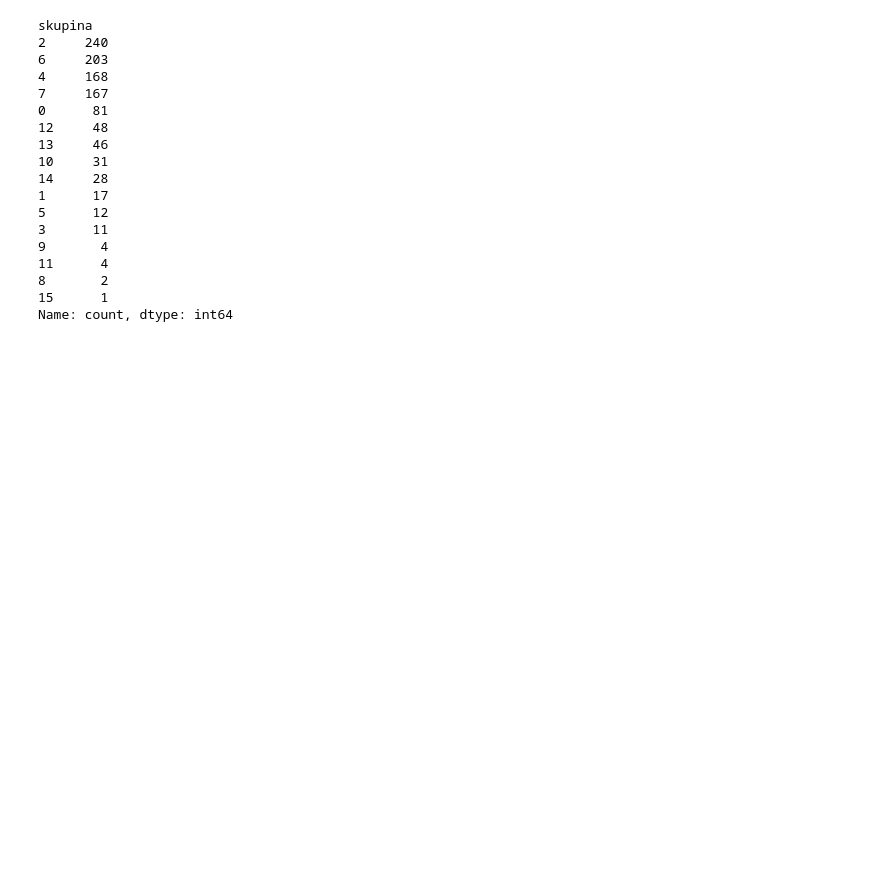
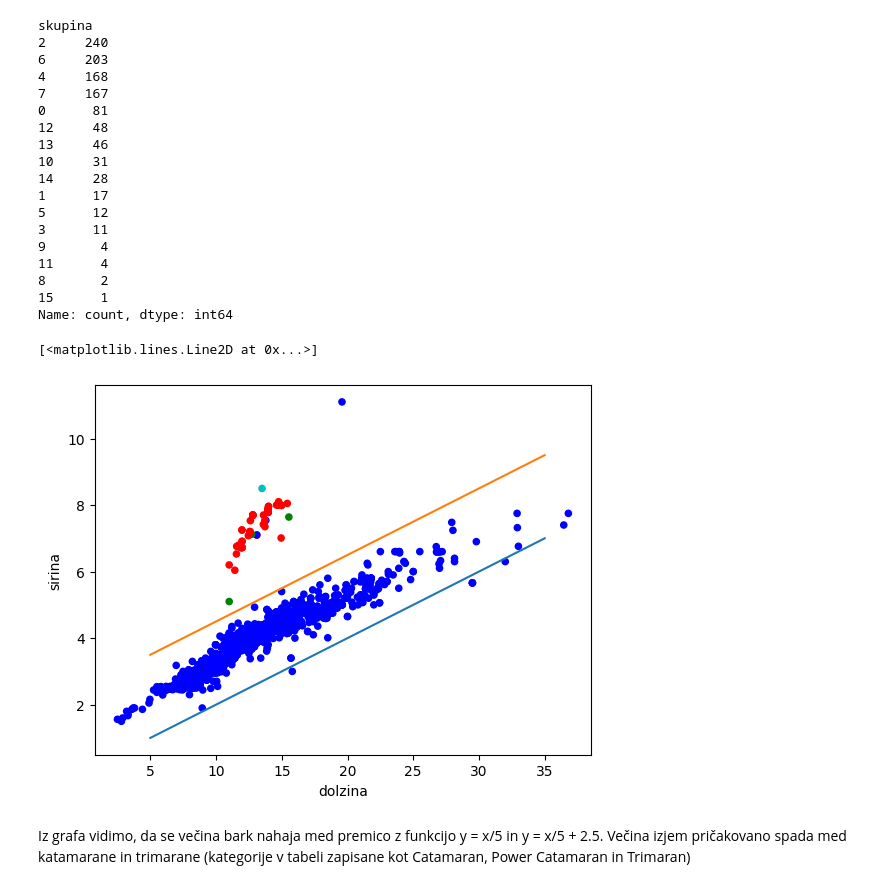
Before and after one commit to petermilivojevic/Analiza-podatkov-rabljenih-plovil, a Jupyter notebook: Prva_analiza.ipynb, the cells around one changed output. Drawn from its saved outputs; the diff is of its cells as text; code cells hidden in the pictures; blank space fills up the shorter version.

Commit message:
Nekoliko bolj obsežna analiza, ki podrobneje preverja hipotezo, da dobimo boljšo ponudbo za nakup bark na Hrvaškem in doda graf, ki prikazuje, da je večina bark v razmerju 1:5 (sirina:dolzina)

```diff
--- a/Prva_analiza.ipynb
+++ b/Prva_analiza.ipynb
@@ -124,0 +169,7 @@ optimalna_izbira_test
+# %%
+opti = np.argmax(norm_obrisi)
+optimalna_izbira = (kombinacije[opti].split('_'), norm_obrisi[opti])
+opt_linkage = optimalna_izbira[0][1]
+opt_metric = optimalna_izbira[0][0]
+opt_st_skupin = int(optimalna_izbira[0][2])
+f"Optimalna kombinacija mere razdalje med objekti in skupinami je {opt_linkage, opt_metric}, optimalno število skupin pa je {opt_st_skupin}"
@@ -125,7 +178,7 @@ optimalna_izbira_test
 # %%
-opt_linkage = optimalna_izbira_test[0][1]
-opt_metric = optimalna_izbira_test[0][0]
-opt_st_skupin = int(optimalna_izbira_test[0][2])
+opt_linkage = optimalna_izbira[0][1]
+opt_metric = optimalna_izbira[0][0]
+opt_st_skupin = int(optimalna_izbira[0][2])
 
 clusterer = AgglomerativeClustering(n_clusters=opt_st_skupin, metric=opt_metric, linkage=opt_linkage)
 clusters = clusterer.fit_predict(normalizirano)
@@ -205,3 +258,24 @@ skupina
 8       2
 15      1
 Name: count, dtype: int64
+# %%
+barva = []
+for i in zdruzena['kategorija']:
+    if i == 'Power Catamaran':
+        barva.append('g')
+    elif i == 'Catamaran':
+        barva.append('r')
+    elif i == 'Trimaran':
+        barva.append('c')
+    else:
+        barva.append('b')
+
+zdruzena.plot.scatter(x='dolzina', y='sirina', c=barva)
+plt.plot([5, 35], [1, 7])
+plt.plot([5, 35], [3.5, 9.5])
+# %% [output]
+[<matplotlib.lines.Line2D at 0x...>]
+[figure, added]
+# %% [markdown]
+Iz grafa vidimo, da se večina bark nahaja med premico z funkcijo y = x/5 in y = x/5 + 2.5.
+Večina izjem pričakovano spada med katamarane in trimarane (kategorije v tabeli zapisane kot Catamaran, Power Catamaran in Trimaran)
```
Also changed, not shown: parts of 9 cells of this notebook, 1 other file.
